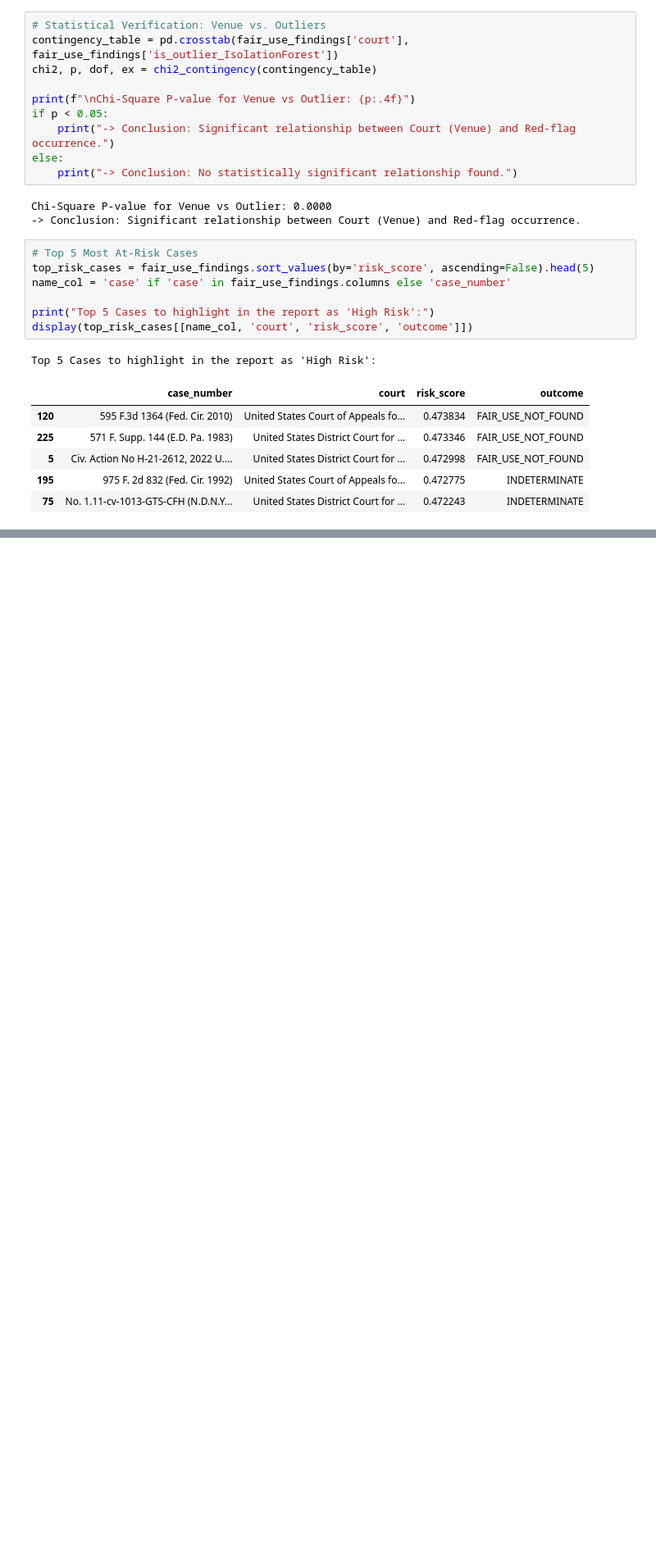
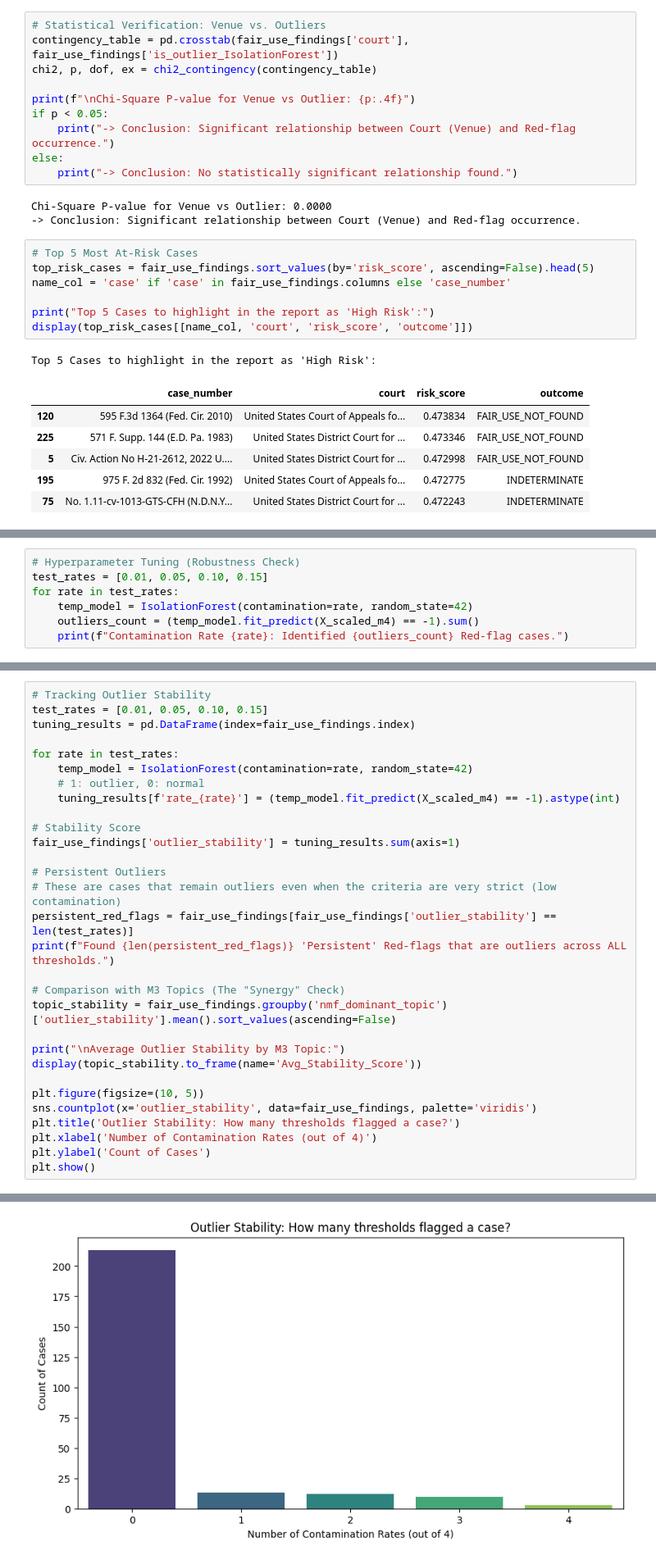
Before and after one commit to mqanaq/BA820-B1-Team13, a Jupyter notebook: Suji_Kim_BA820_M4.ipynb, the cells around one changed output, grey strips where cells are left out. Shown at 82% size. Saved outputs shown, nothing was run; the diff lists cells and outputs as text; blank space fills up the shorter version.

```diff
--- a/Suji_Kim_BA820_M4.ipynb
+++ b/Suji_Kim_BA820_M4.ipynb
@@ -413,0 +422,7 @@ n_jobs value 1 overridden to 1 by setting random_state. Use no seed for parallel
+# %%
+# Hyperparameter Tuning (Robustness Check)
+test_rates = [0.01, 0.05, 0.10, 0.15]
+for rate in test_rates:
+    temp_model = IsolationForest(contamination=rate, random_state=42)
+    outliers_count = (temp_model.fit_predict(X_scaled_m4) == -1).sum()
+    print(f"Contamination Rate {rate}: Identified {outliers_count} Red-flag cases.")
@@ -413,0 +434,31 @@ n_jobs value 1 overridden to 1 by setting random_state. Use no seed for parallel
+# %%
+# Tracking Outlier Stability
+test_rates = [0.01, 0.05, 0.10, 0.15]
+tuning_results = pd.DataFrame(index=fair_use_findings.index)
+
+for rate in test_rates:
+    temp_model = IsolationForest(contamination=rate, random_state=42)
+    # 1: outlier, 0: normal
+    tuning_results[f'rate_{rate}'] = (temp_model.fit_predict(X_scaled_m4) == -1).astype(int)
+
+# Stability Score
+fair_use_findings['outlier_stability'] = tuning_results.sum(axis=1)
+
+# Persistent Outliers
+# These are cases that remain outliers even when the criteria are very strict (low contamination)
+persistent_red_flags = fair_use_findings[fair_use_findings['outlier_stability'] == len(test_rates)]
+print(f"Found {len(persistent_red_flags)} 'Persistent' Red-flags that are outliers across ALL thresholds.")
+
+# Comparison with M3 Topics (The "Synergy" Check)
+topic_stability = fair_use_findings.groupby('nmf_dominant_topic')['outlier_stability'].mean().sort_values(ascending=False)
+
+print("\nAverage Outlier Stability by M3 Topic:")
+display(topic_stability.to_frame(name='Avg_Stability_Score'))
+
+plt.figure(figsize=(10, 5))
+sns.countplot(x='outlier_stability', data=fair_use_findings, palette='viridis')
+plt.title('Outlier Stability: How many thresholds flagged a case?')
+plt.xlabel('Number of Contamination Rates (out of 4)')
+plt.ylabel('Count of Cases')
+plt.show()
+# %% [output]
@@ -413,0 +481 @@ n_jobs value 1 overridden to 1 by setting random_state. Use no seed for parallel
+[figure, added]
```
Also changed, not shown: parts of 7 cells of this notebook.
